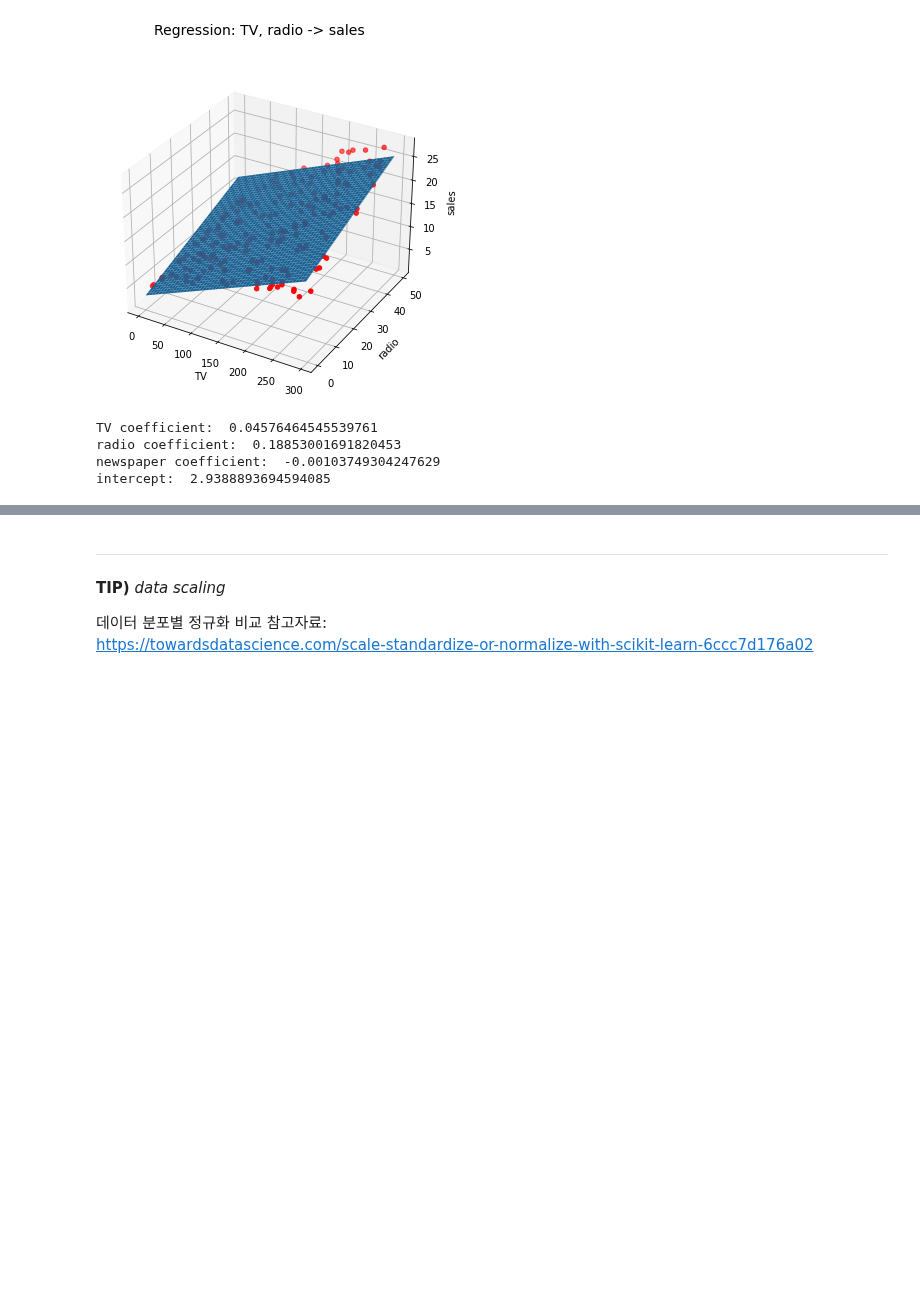
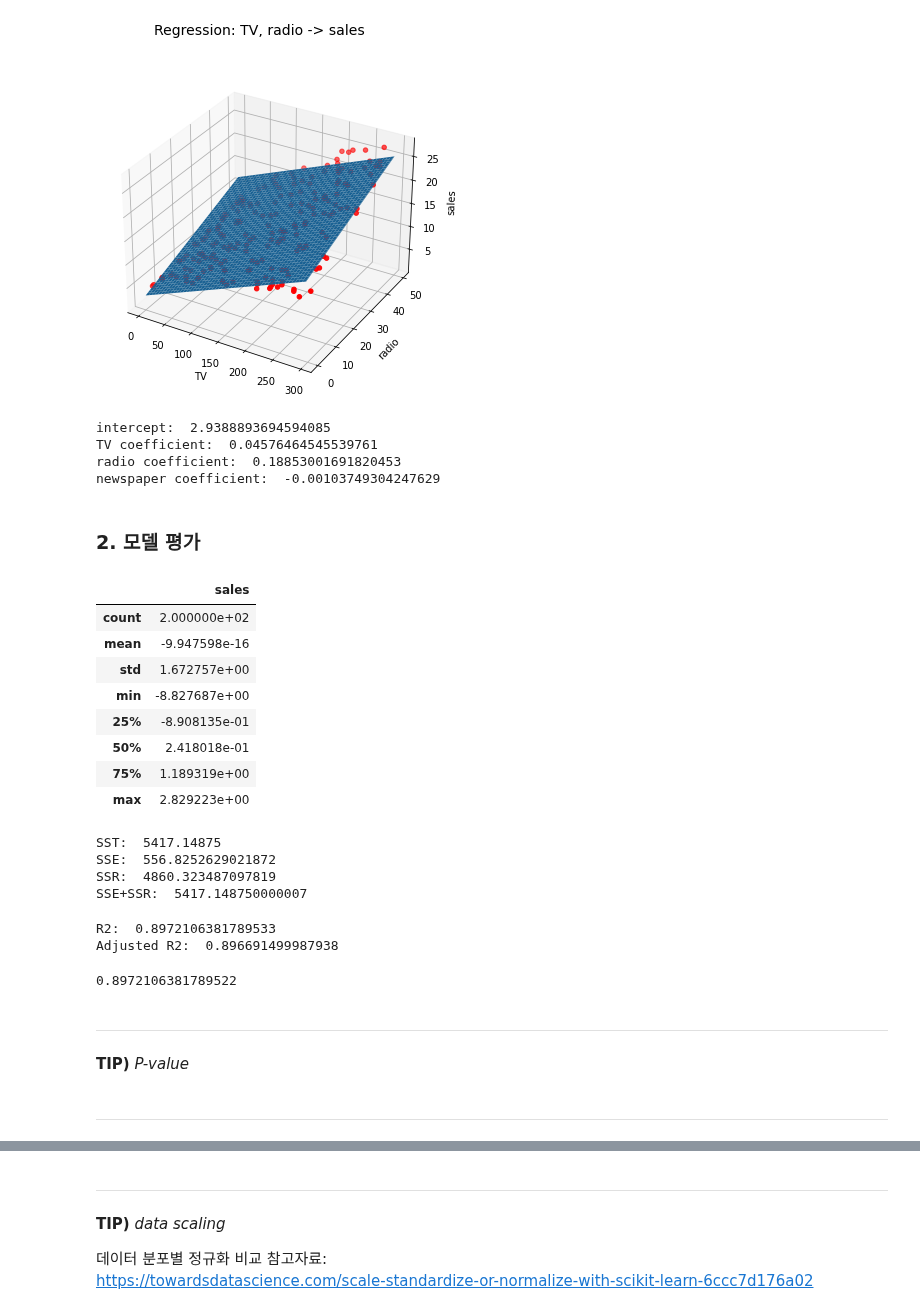
Before and after one commit to iss760/machine-learning, a Jupyter notebook: regression/linear_regression.ipynb, the cells around one changed output, grey strips where cells are left out. Saved outputs shown, nothing was run; the diff lists cells and outputs as text; code cells hidden in the pictures; blank space fills up the shorter version.

```diff
--- a/regression/linear_regression.ipynb
+++ b/regression/linear_regression.ipynb
@@ -272,12 +274,62 @@ y = ad_data[['sales']]
 regr.fit(X, y)
 
 # 회귀계수, 절편 값 출력
-print('TV coefficient: ', regr.coef_[0][0])           # 회귀계수: 𝛽0
-print('radio coefficient: ', regr.coef_[0][1])        # 회귀계수: 𝛽1
-print('newspaper coefficient: ', regr.coef_[0][2])        # 회귀계수: 𝛽2
-print('intercept: ', regr.intercept_[0])              # 절편: 𝛽3
+print('intercept: ', regr.intercept_[0])              # 절편: 𝛽0
+print('TV coefficient: ', regr.coef_[0][0])           # 회귀계수: 𝛽1
+print('radio coefficient: ', regr.coef_[0][1])        # 회귀계수: 𝛽2
+print('newspaper coefficient: ', regr.coef_[0][2])    # 회귀계수: 𝛽3
 # %% [output]
+intercept:  2.9388893694594085
 TV coefficient:  0.04576464545539761
 radio coefficient:  0.18853001691820453
 newspaper coefficient:  -0.00103749304247629
-intercept:  2.9388893694594085
+# %% [markdown]
+### 2. 모델 평가
+# %%
+# 잔차 계산
+y_pred = regr.predict(ad_data[['TV', 'radio', 'newspaper']])
+rasiduals = ad_data[['sales']] - y_pred
+rasiduals.describe()    # 잔차 통계치 확인
+# %% [output]
+|  | sales |
+| count | 2.000000e+02 |
+| mean | -9.947598e-16 |
+| std | 1.672757e+00 |
+| min | -8.827687e+00 |
+| 25% | -8.908135e-01 |
+| 50% | 2.418018e-01 |
+| 75% | 1.189319e+00 |
+| max | 2.829223e+00 |
+# %%
+# SST, SSE, SSR 값 확인
+sst = ((ad_data[['sales']] - ad_data[['sales']].mean())**2).sum()
+sse = ((ad_data[['sales']] - y_pred)**2).sum()
+ssr = ((y_pred - ad_data['sales'].mean())**2).sum()
+print('SST: ', sst.values[0])
+print('SSE: ', sse.values[0])
+print('SSR: ', ssr)
+print('SSE+SSR: ', sse.values[0]+ssr)
+# %% [output]
+SST:  5417.14875
+SSE:  556.8252629021872
+SSR:  4860.323487097819
+SSE+SSR:  5417.148750000007
+# %%
+# R^2, Adjusted R^2 값 확인
+r2 = ssr/(sst.values[0])
+adjusted_r2 = 1 - (len(ad_data['sales']) - 1)*(1 - r2)/(len(ad_data['sales']) - 1 - 1)
+print('R2: ', r2)
+print('Adjusted R2: ', adjusted_r2)
+# %% [output]
+R2:  0.8972106381789533
+Adjusted R2:  0.896691499987938
+# %%
+# sklearn r2_score() 함수를 이용하여 R^2값 한번에 산출
+r2_score(ad_data['sales'], y_pred)
+# %% [output]
+0.8972106381789522
+# %% [markdown]
+----
+**TIP)** *P-value*
+# %% [markdown]
+----
```
Also changed, not shown: parts of 8 cells of this notebook.
